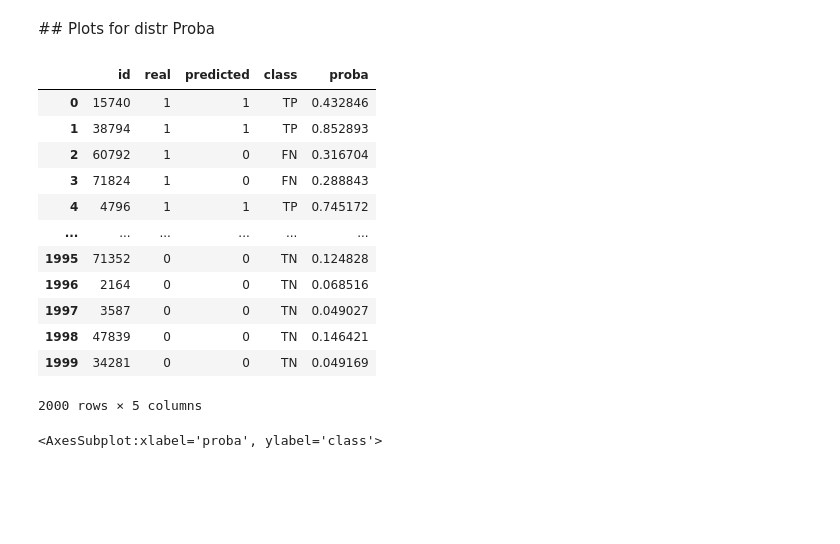
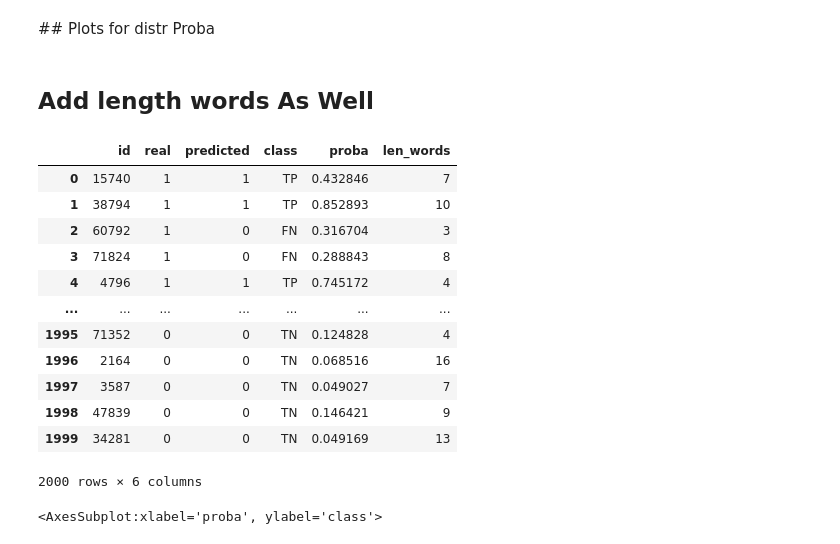
Before and after one commit to JanLeyva/approach_TFM, a Jupyter notebook: results_analysis/results_analysis.ipynb, the cells around one changed output. Cells and saved outputs as stored; diff of their text form; code cells hidden in the pictures; blank space fills up the shorter version.

```diff
--- a/results_analysis/results_analysis.ipynb
+++ b/results_analysis/results_analysis.ipynb
@@ -158,22 +158,30 @@ predict_cm=conf_matrx_termenology(test_unseen['id'],
                        test_unseen['label'],
                        predict['label'],
                       predict['proba'])
+# %% [markdown]
+## Add length words As Well
+# %%
+len_words=[]
+for ind in range(len(test_unseen['text'])):
+    len_words.append(len((test_unseen['text'][ind]).split()))
+test_unseen['len_words']=len_words
 # %%
+predict_cm['len_words']=len_words
 predict_cm
 # %% [output]
-|  | id | real | predicted | class | proba |
-| 0 | 15740 | 1 | 1 | TP | 0.432846 |
-| 1 | 38794 | 1 | 1 | TP | 0.852893 |
-| 2 | 60792 | 1 | 0 | FN | 0.316704 |
-| 3 | 71824 | 1 | 0 | FN | 0.288843 |
-| 4 | 4796 | 1 | 1 | TP | 0.745172 |
-| ... | ... | ... | ... | ... | ... |
-| 1995 | 71352 | 0 | 0 | TN | 0.124828 |
-| 1996 | 2164 | 0 | 0 | TN | 0.068516 |
-| 1997 | 3587 | 0 | 0 | TN | 0.049027 |
-| 1998 | 47839 | 0 | 0 | TN | 0.146421 |
-| 1999 | 34281 | 0 | 0 | TN | 0.049169 |
+|  | id | real | predicted | class | proba | len_words |
+| 0 | 15740 | 1 | 1 | TP | 0.432846 | 7 |
+| 1 | 38794 | 1 | 1 | TP | 0.852893 | 10 |
+| 2 | 60792 | 1 | 0 | FN | 0.316704 | 3 |
+| 3 | 71824 | 1 | 0 | FN | 0.288843 | 8 |
+| 4 | 4796 | 1 | 1 | TP | 0.745172 | 4 |
+| ... | ... | ... | ... | ... | ... | ... |
+| 1995 | 71352 | 0 | 0 | TN | 0.124828 | 4 |
+| 1996 | 2164 | 0 | 0 | TN | 0.068516 | 16 |
+| 1997 | 3587 | 0 | 0 | TN | 0.049027 | 7 |
+| 1998 | 47839 | 0 | 0 | TN | 0.146421 | 9 |
+| 1999 | 34281 | 0 | 0 | TN | 0.049169 | 13 |
-2000 rows × 5 columns
+2000 rows × 6 columns
 # %%
 sns.set(rc={'figure.figsize':(11.7,8.27)})
 sns.barplot(x='proba', y='class', orient = "h", data=predict_cm)
```
Also changed, not shown: parts of 3 cells of this notebook, 5 other files.
